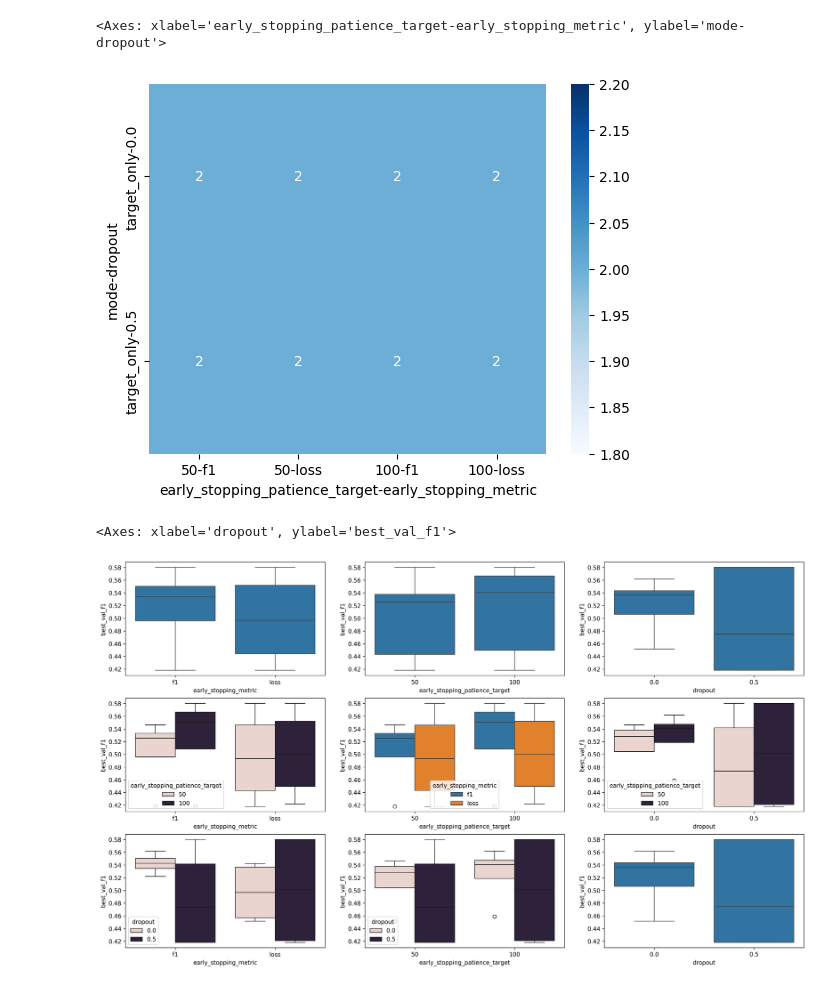
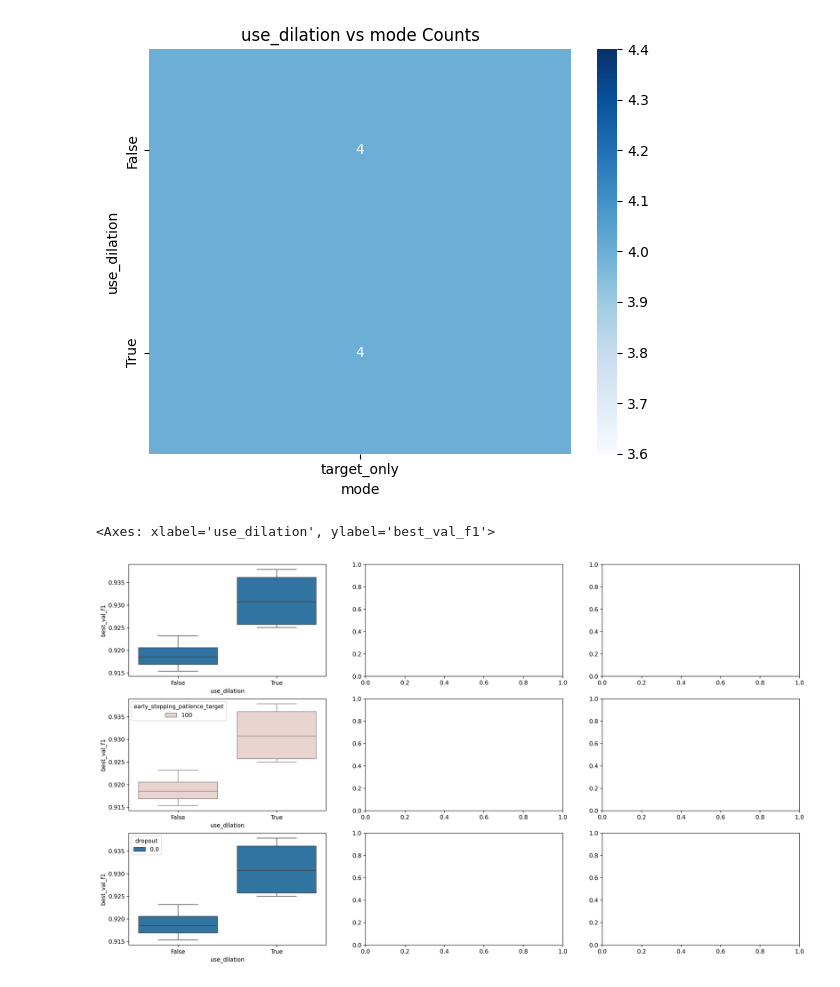
Before and after one commit to smithandrewk/ml-customization, a Jupyter notebook: eval_two_stage.ipynb, the cells around one changed output. Drawn from its saved outputs; the diff is of its cells as text; code cells hidden in the pictures.

```diff
--- a/eval_two_stage.ipynb
+++ b/eval_two_stage.ipynb
@@ -12,7 +12,7 @@ from torch import nn
 import matplotlib.pyplot as plt
 from tqdm import tqdm
 from lib.models import TestModel
-from lib.train_utils import compute_loss_and_f1,evaluate
+from lib.train_utils import compute_loss_and_f1,evaluate, plot_hyperparameter_counts
 from sklearn.metrics import classification_report
 
 data = []
@@ -42,58 +42,47 @@ for experiment in tqdm(os.listdir(experiments_dir)):
             target_testloader = DataLoader(target_test_dataset, batch_size=batch_size, shuffle=False)
             model = TestModel()
             model.load_state_dict(torch.load(best_base_model_path, map_location='cpu'))
             model.to(device)
             test_loss, test_f1 = compute_loss_and_f1(model, target_testloader, criterion, device=device)
             metrics['test_f1'] = test_f1
             metrics['test_loss'] = test_loss
 
         # TODO: compute absolute improvement for each finetune model, may need two consecutive loops
 
         data.append({
             **metrics,
             **hyperparameters,
             'experiment': experiment,
             'run': run
         })
 df = pd.DataFrame(data)
 
 def get_base_test_f1(row):
     if row['mode'] == 'base':
         return row['test_f1']
     else:
         base_row = df[df['experiment'] == row['base_experiment_prefix']]
         return base_row['test_f1'].iloc[0] if len(base_row) > 0 else None
 
 df['base_test_f1'] = df.apply(get_base_test_f1, axis=1)
 df['absolute_improvement'] = df['test_f1'] - df['base_test_f1']
 
-combo_df = df.groupby(['mode','dropout','early_stopping_patience_target','early_stopping_metric']).size().reset_index(name='count')
-pivot_df = combo_df.pivot_table(values='count',
-                                index=['mode','dropout'],
-                                columns=['early_stopping_patience_target','early_stopping_metric'],
-                                fill_value=0)
+# Usage examples:
+hyperparameters_to_plot = ['use_dilation', 'mode']
 
-sns.heatmap(pivot_df, annot=True, cmap='Blues')
+# Basic usage - all adjacent pairs
+plot_hyperparameter_counts(df, hyperparameters_to_plot)
 # %% [output]
-<Axes: xlabel='early_stopping_patience_target-early_stopping_metric', ylabel='mode-dropout'>
-[figure, old version]
+[figure, new version]
 # %%
 fig, ax = plt.subplots(nrows=3, ncols=3, figsize=(21, 12), dpi=300)
 
-sns.boxplot(data=df, x='early_stopping_metric', y='best_val_f1', ax=ax[0,0])
-sns.boxplot(data=df, x='early_stopping_metric', y='best_val_f1', hue='early_stopping_patience_target', ax=ax[1,0])
-sns.boxplot(data=df, x='early_stopping_metric', y='best_val_f1', hue='dropout', ax=ax[2,0])
-
-sns.boxplot(data=df, x='early_stopping_patience_target', y='best_val_f1', ax=ax[0,1])
-sns.boxplot(data=df, x='early_stopping_patience_target', y='best_val_f1', hue='early_stopping_metric', ax=ax[1,1])
-sns.boxplot(data=df, x='early_stopping_patience_target', y='best_val_f1',hue='dropout', ax=ax[2,1])
-
-sns.boxplot(data=df, x='dropout', y='best_val_f1', ax=ax[0,2])
-sns.boxplot(data=df, x='dropout', y='best_val_f1',hue='early_stopping_patience_target', ax=ax[1,2])
-sns.boxplot(data=df, x='dropout', y='best_val_f1', ax=ax[2,2])
+sns.boxplot(data=df, x='use_dilation', y='best_val_f1', ax=ax[0,0])
+sns.boxplot(data=df, x='use_dilation', y='best_val_f1', hue='early_stopping_patience_target', ax=ax[1,0])
+sns.boxplot(data=df, x='use_dilation', y='best_val_f1', hue='dropout', ax=ax[2,0])
 # %% [output]
-<Axes: xlabel='dropout', ylabel='best_val_f1'>
+<Axes: xlabel='use_dilation', ylabel='best_val_f1'>
-[figure, old version]
+[figure, new version]
 # %%
 # Target val f1 learning curves
 curve_data = []
```
Also changed, not shown: parts of 14 cells of this notebook, 5 other files.
